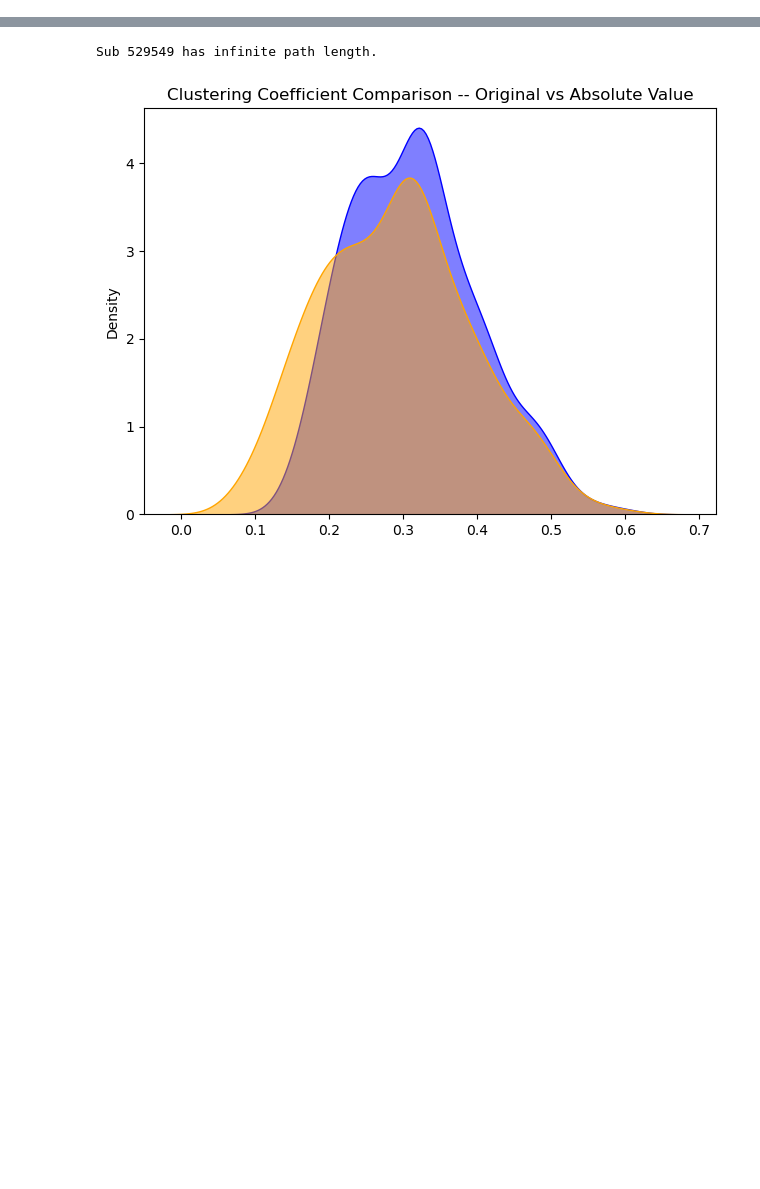
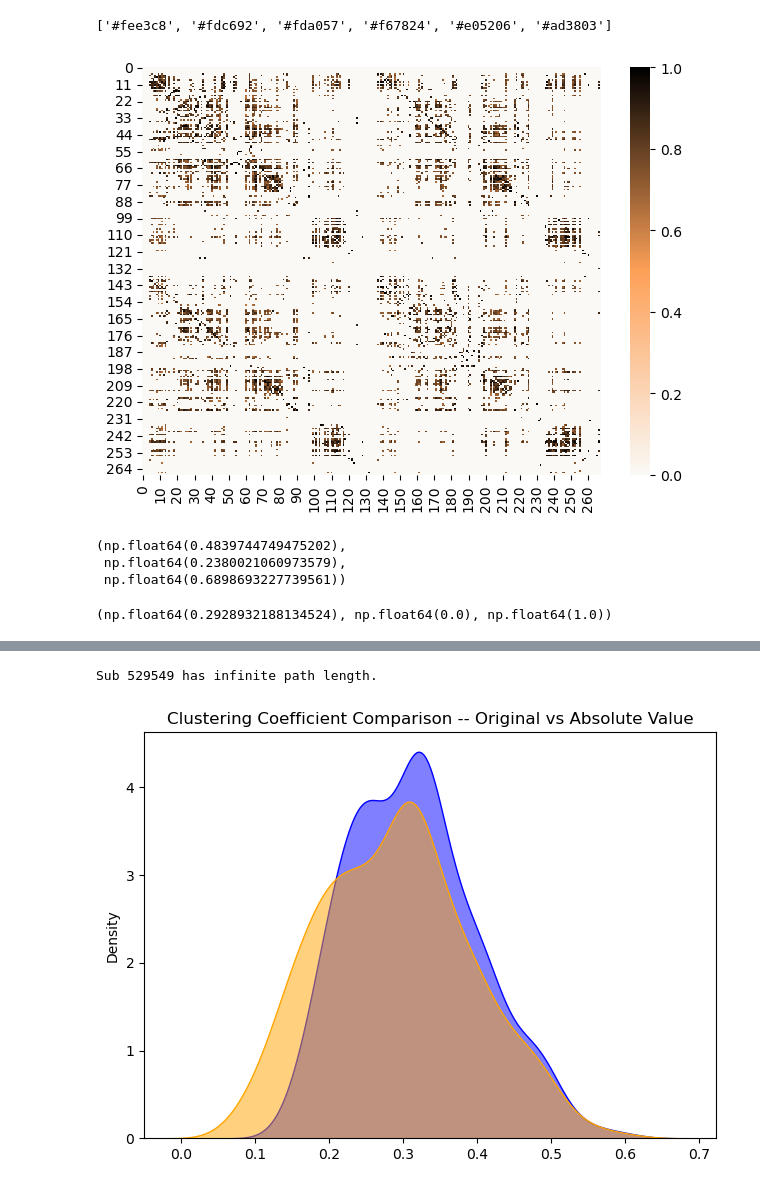
Before and after one commit to i-levy/network-science-final, a Jupyter notebook: testing_v6.ipynb, the cells around one changed output, grey strips where cells are left out. Cells and saved outputs as stored; diff of their text form; code cells hidden in the pictures; blank space fills up the shorter version.

```diff
--- a/testing_v6.ipynb
+++ b/testing_v6.ipynb
@@ -28,0 +71,24 @@ fc = np.load('/home/gbz6qn/Documents/research/data/coupling/working/included_sub
+# %%
+print(sns.color_palette("Oranges").as_hex())
+# %% [output]
+['#fee3c8', '#fdc692', '#fda057', '#f67824', '#e05206', '#ad3803']
+# %%
+new = threshold_proportional(fc, 0.092)
+scaled = MinMaxScaler().fit_transform(new)
+fig, ax = plt.subplots()
+sns.heatmap(scaled, cmap=sns.color_palette("blend:#FAF9F6,#fda057,#000000", as_cmap=True))
+plt.tight_layout()
+plt.savefig('example_fc_thresh_heatmap.png')
+plt.show()
+# %% [output]
+[figure, added]
+# %%
+SWP(fc)
+# %% [output]
+(np.float64(0.4839744749475202),
+ np.float64(0.2380021060973579),
+ np.float64(0.6898693227739561))
+# %%
+SWP(fc)
+# %% [output]
+(np.float64(0.2928932188134524), np.float64(0.0), np.float64(1.0))
```
Also changed, not shown: parts of 32 cells of this notebook, 22 other files.
